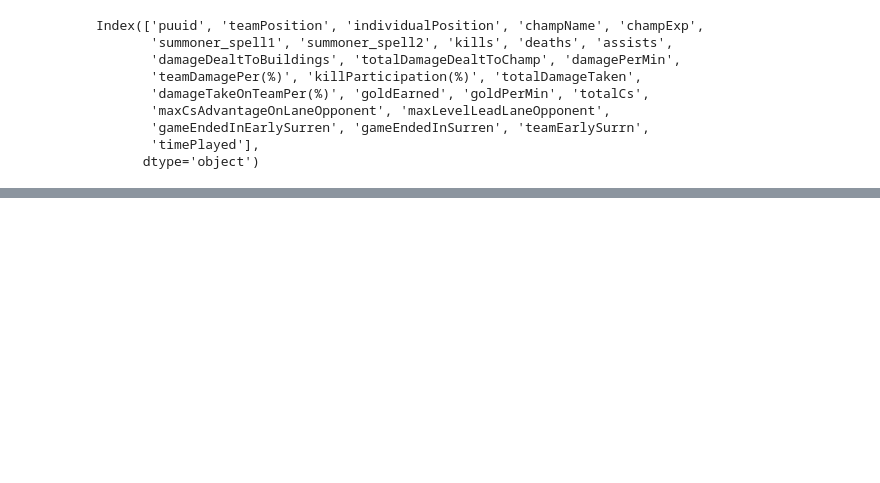
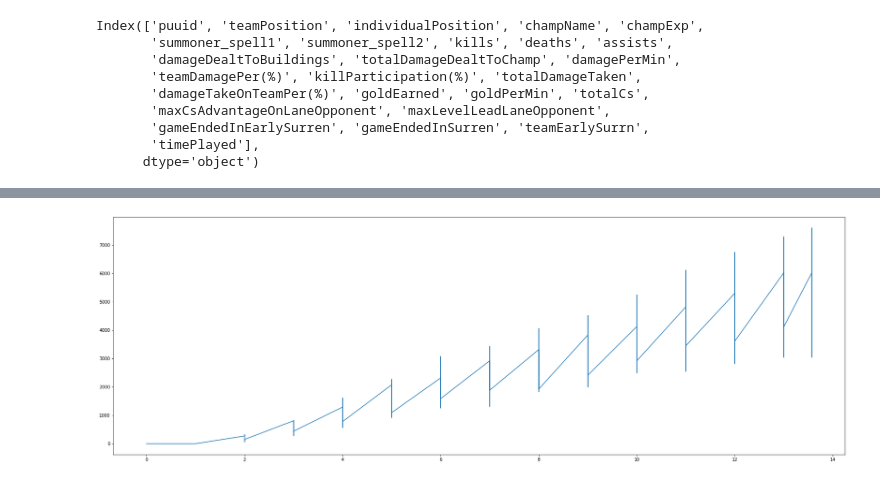
Before and after one commit to lima4/lol, a Jupyter notebook: api.ipynb, the cells around one changed output, grey strips where cells are left out. Cells and saved outputs as stored; diff of their text form; code cells hidden in the pictures; blank space fills up the shorter version.

```diff
--- a/api.ipynb
+++ b/api.ipynb
@@ -644,12 +626,14 @@ Index(['puuid', 'teamPosition', 'individualPosition', 'champName', 'champExp',
 # 게임 경험치, 적에게 가한 피해량, 골드획득은 높을수록 좋은 지표 등수로는 높은순부터 1
 # maxCsAdvantageOnLaneOpponent, maxLevelLeadLaneOpponent또한 높을수록 좋은 지표, 등수로는 높은순부터 1
 # teamdamagePer에 대해서는 좀 지표세우기가 힘들다. 트롤로써 많이 죽어서 높을수도 있고 탱커라는 역활에 따라서 높을수도 있다.
+from pandas.core.common import SettingWithCopyWarning
+import warnings
+warnings.simplefilter(action='ignore', category=SettingWithCopyWarning)
 
 game_df['rank'] = 0
 for i in range(0, len(game_df), 10):
-    one_game_df = game_df[i : i+10]
-    game_df['rank'].loc[i:i+10] += one_game_df['champExp'].rank(ascending=False, method='min')
-    game_df['rank'].loc[i:i+10] += one_game_df['totalDamageDealtToChamp'].rank(ascending=False, method='min')
-    game_df['rank'].loc[i:i+10] += one_game_df['goldEarned'].rank(ascending=False, method='min')
-    game_df['rank'].loc[i:i+10] += one_game_df['maxCsAdvantageOnLaneOpponent'].rank(ascending=False, method='min')
-    game_df['rank'].loc[i:i+10] += one_game_df['maxLevelLeadLaneOpponent'].rank(ascending=False, method='min')
+    game_df['rank'].loc[i:i+9] += game_df[i : i+10]['champExp'].rank(ascending=False, method='min')
+    game_df['rank'].loc[i:i+9] += game_df[i : i+10]['totalDamageDealtToChamp'].rank(ascending=False, method='min')
+    game_df['rank'].loc[i:i+9] += game_df[i : i+10]['goldEarned'].rank(ascending=False, method='min')
+    game_df['rank'].loc[i:i+9] += game_df[i : i+10]['maxCsAdvantageOnLaneOpponent'].rank(ascending=False, method='min')
+    game_df['rank'].loc[i:i+9] += game_df[i : i+10]['maxLevelLeadLaneOpponent'].rank(ascending=False, method='min')
@@ -682,10 +664,13 @@ dict_keys(['events', 'participantFrames', 'timestamp'])
+# %%
+# 가장 최신 게임이므로 match_id[0]으로 조회한다.
+new_game_troll = game_timeline(match_id[11])
 # %%
 game_timeline_df = pd.DataFrame(columns= ['participantId', 'level', 'totalGold', 'xp','armor', 'attackDamage', 'attackSpeed', 'health', 'magicResist', 'totalDamageDoneToChamp', 'goldPerSecond', 'totalCs', 'timestamp'])
-for i in range(len(aa['info']['frames'])):
+for i in range(len(new_game_troll['info']['frames'])):
     for j in range(10):
-        game_timeline_frames = aa['info']['frames'][i]['participantFrames'][str(j+1)]
+        game_timeline_frames = new_game_troll['info']['frames'][i]['participantFrames'][str(j+1)]
         input_data = {
-            'participantId': game_timeline_frames['participantId'],
+            'participantId': int(game_timeline_frames['participantId']),
             'level': game_timeline_frames['level'],
             'totalGold': game_timeline_frames['totalGold'],
             'xp': game_timeline_frames['xp'],
@@ -697,7 +682,7 @@ for i in range(len(aa['info']['frames'])):
             'totalDamageDoneToChamp':game_timeline_frames['damageStats']['totalDamageDoneToChampions'],
             'goldPerSecond':game_timeline_frames['goldPerSecond'],
             'totalCs':game_timeline_frames['minionsKilled'] + game_timeline_frames['jungleMinionsKilled'],
-            'timestamp': round(aa['info']['frames'][i]['timestamp'] / 60000, 2)
+            'timestamp': round(new_game_troll['info']['frames'][i]['timestamp'] / 60000, 2)
             }
 
         game_timeline_df = game_timeline_df.append(input_data, ignore_index=True)
@@ -723,0 +739,6 @@ game_timeline_df[game_timeline_df['participantId'] == 10.0]
+# %%
+plt.figure(figsize = (30,10))
+plt.plot(game_timeline_df['timestamp'] , game_timeline_df['xp'])
+plt.show()
+# %% [output]
+[figure, added]
```
Also changed, not shown: parts of 26 cells of this notebook.
